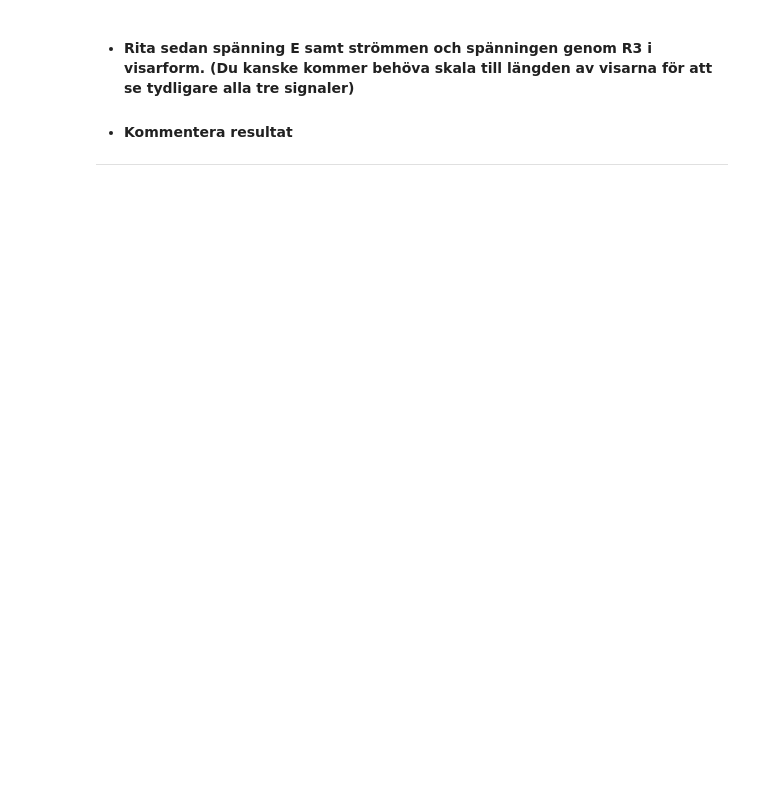
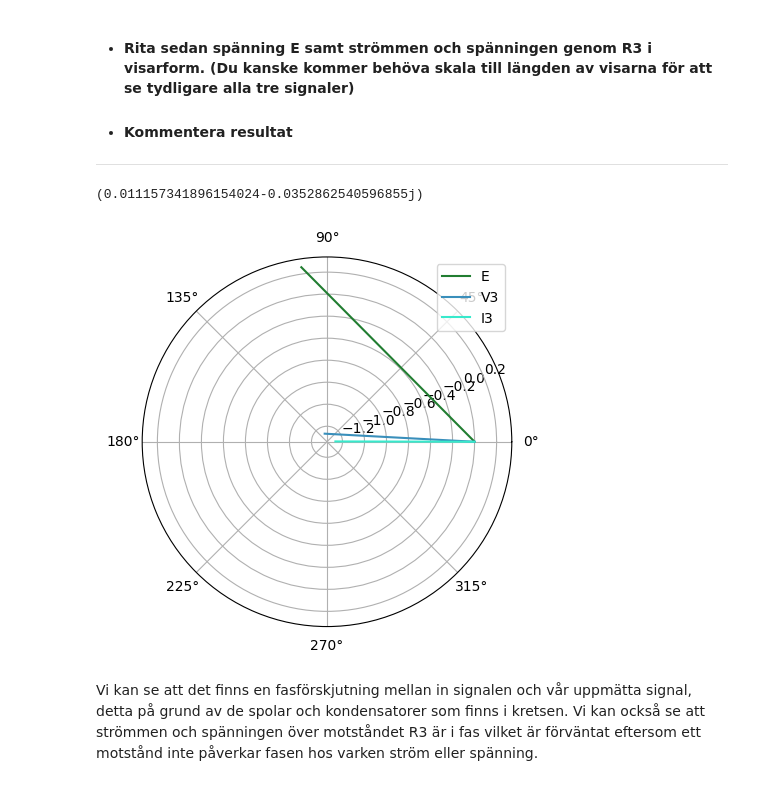
Before and after one commit to Hobbit0419/Uni_code, a Jupyter notebook: Elmag/Lektion 2/Lektion2a_kretsanalys.ipynb, the cells around one changed output. Drawn from its saved outputs; the diff is of its cells as text; code cells hidden in the pictures; blank space fills up the shorter version.

```diff
--- a/Elmag/Lektion 2/Lektion2a_kretsanalys.ipynb
+++ b/Elmag/Lektion 2/Lektion2a_kretsanalys.ipynb
@@ -85,3 +85,36 @@ Strömmen I2 räknad med slinganalys är  7.486
 - #### Kommentera resultat
 
 ---
+# %%
+from phasors import phasor_diagram_rect
+w = 10
+C1 = complex(0,-1/(w*250 * 10**-6))
+L1 = complex(0, 4*w)
+L2 = complex(0, 8*w)
+R1 = 20
+R2 = 100
+R3 = 50
+
+E = cm.rect(8, np.deg2rad(15))
+
+Z = np.array([[(R1+L1+R2),(-L1),(-R2)],
+              [(L1),(-L1-L2-C1),(L2)],
+              [(R2),(L2),(-L2-R2-R3)]])
+Em = np.array([E, 0, 0])
+
+I = np.linalg.solve(Z, Em)
+
+I3 = I[2]
+V3 = R3*I3
+
+print(I3)
+
+phasors = [E, V3, I3]
+
+phasor_diagram_rect(phasors, labels=['E','V3','I3'])
+plt.show()
+# %% [output]
+(0.011157341896154024-0.0352862540596855j)
+[figure, added]
+# %% [markdown]
+Vi kan se att det finns en fasförskjutning mellan in signalen och vår uppmätta signal, detta på grund av de spolar och kondensatorer som finns i kretsen. Vi kan också se att strömmen och spänningen över motståndet R3 är i fas vilket är förväntat eftersom ett motstånd inte påverkar fasen hos varken ström eller spänning.
```
Also changed, not shown: parts of 1 cell of this notebook, 29 other files.
